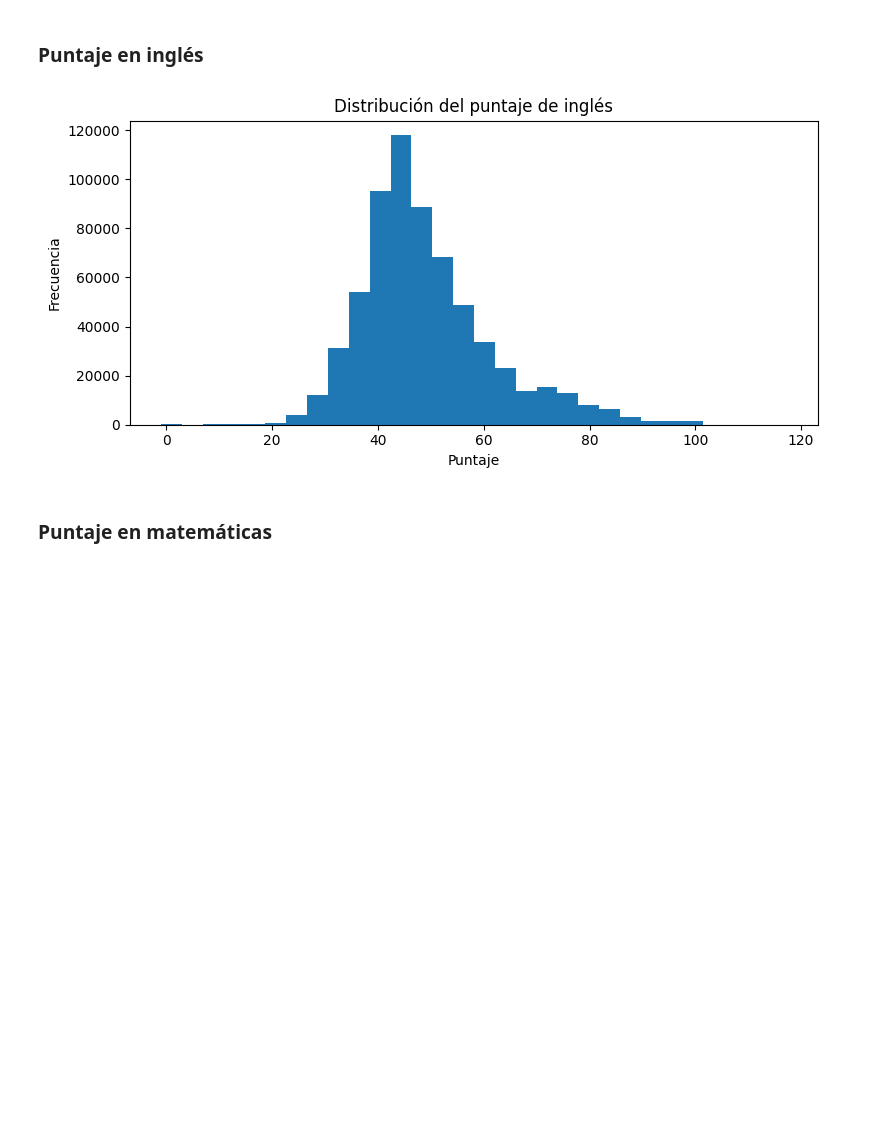
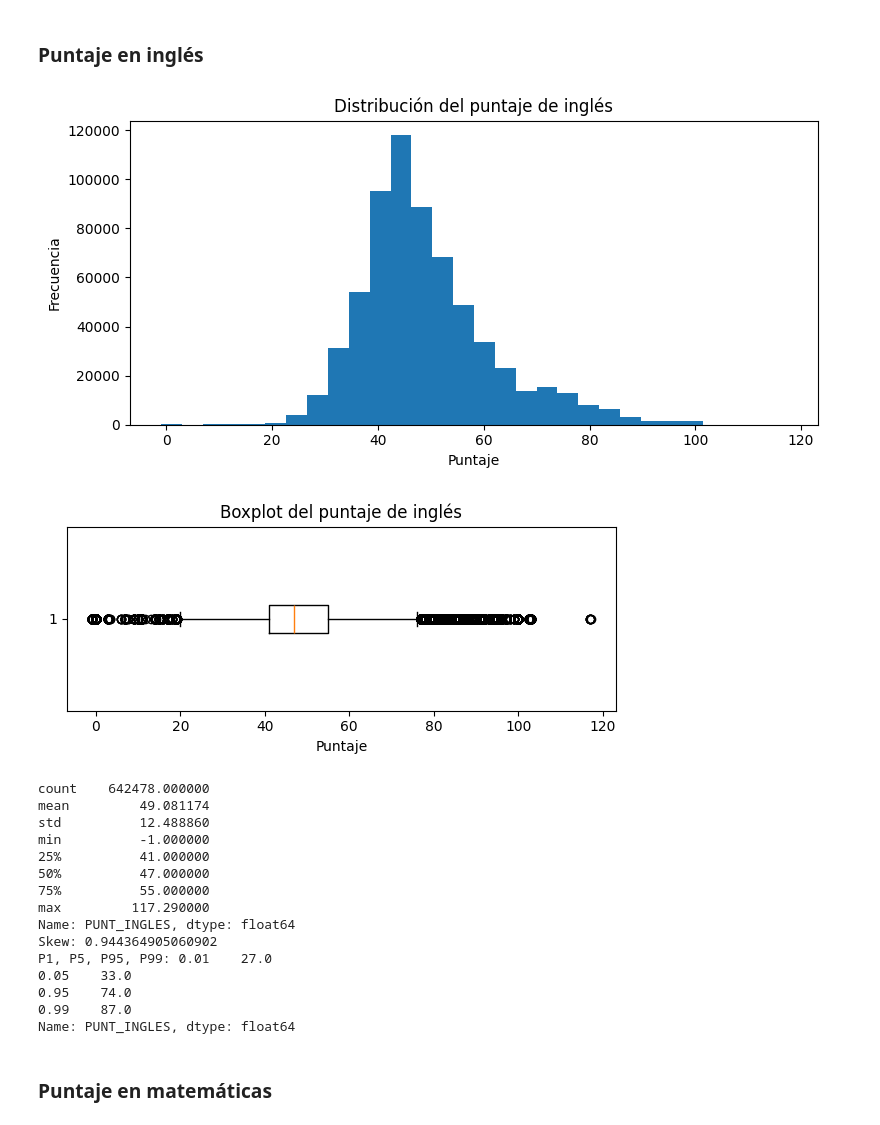
Before and after one commit to juancamilogoomezz/Proyecto-1, a Jupyter notebook: Experimentar Jeronimo.ipynb, the cells around one changed output. Saved outputs shown, nothing was run; the diff lists cells and outputs as text; code cells hidden in the pictures; blank space fills up the shorter version.

```diff
--- a/Experimentar Jeronimo.ipynb
+++ b/Experimentar Jeronimo.ipynb
@@ -1625,17 +1625,46 @@ plt.show()
 # %%
 columna = "PUNT_INGLES"
 
 x = pd.to_numeric(df[columna], errors="coerce").dropna()
 
 plt.figure(figsize=(8,4))
 plt.hist(x, bins=30)
 plt.title("Distribución del puntaje de inglés")
 plt.xlabel("Puntaje")
 plt.ylabel("Frecuencia")
 plt.tight_layout()
 plt.show()
+
+plt.figure(figsize=(6,2.8))
+plt.boxplot(x, vert=False)
+plt.title("Boxplot del puntaje de inglés")
+plt.xlabel("Puntaje")
+plt.tight_layout()
+plt.show()
+
+x = pd.to_numeric(df[columna], errors="coerce")
+
+print(x.describe())
+print("Skew:", x.skew())
+print("P1, P5, P95, P99:", x.quantile([0.01, 0.05, 0.95, 0.99]))
 # %% [output]
 [figure]
+[figure, added]
+count    642478.000000
+mean         49.081174
+std          12.488860
+min          -1.000000
+25%          41.000000
+50%          47.000000
+75%          55.000000
+max         117.290000
+Name: PUNT_INGLES, dtype: float64
+Skew: 0.944364905060902
+P1, P5, P95, P99: 0.01    27.0
+0.05    33.0
+0.95    74.0
+0.99    87.0
+Name: PUNT_INGLES, dtype: float64
 # %% [markdown]
 ### Puntaje en matemáticas
 # %%
```
Also changed, not shown: parts of 8 cells of this notebook.
